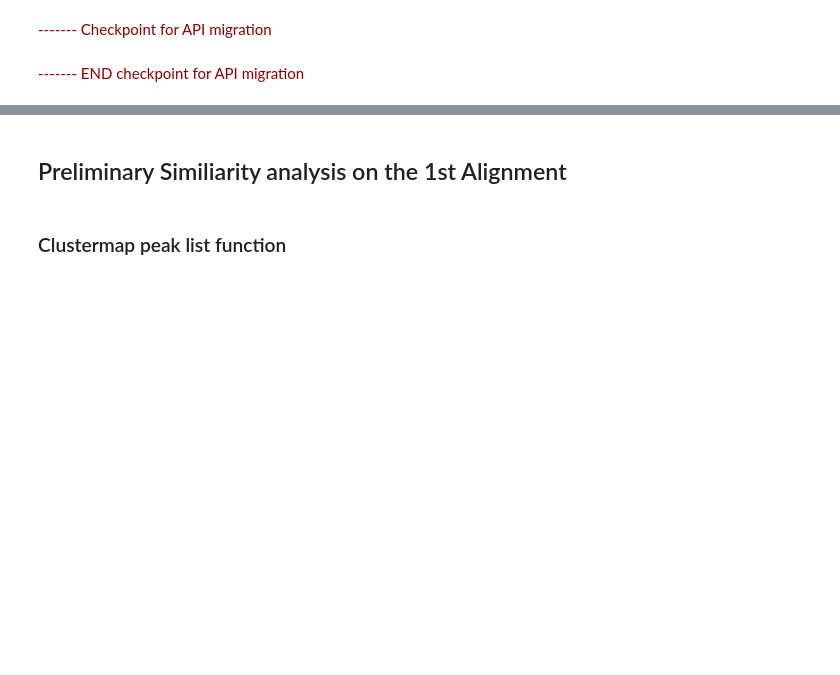
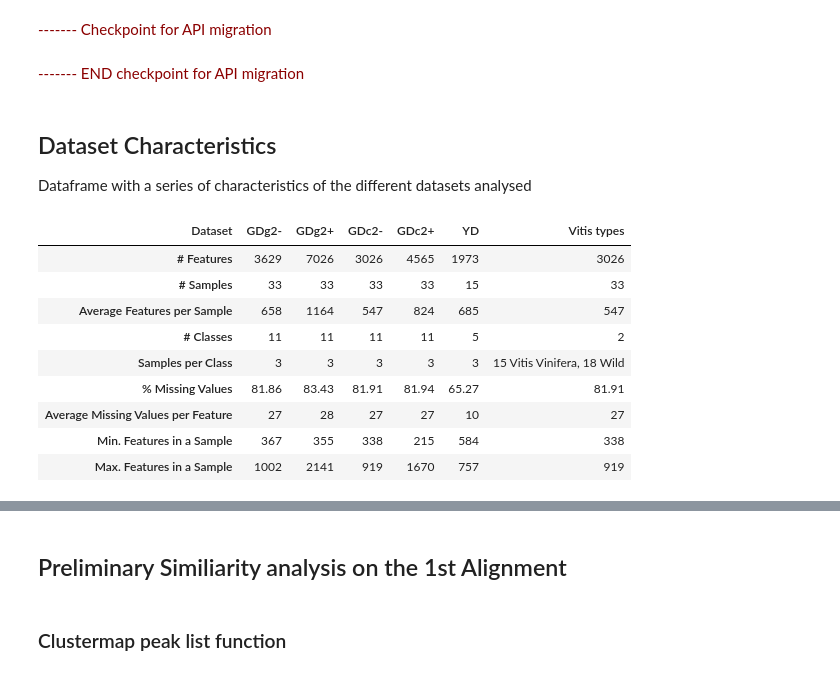
Before and after one commit to aeferreira/binsim_paper, a Jupyter notebook: paper_binsim.ipynb, the cells around one changed output, grey strips where cells are left out. Drawn from its saved outputs; the diff is of its cells as text; code cells hidden in the pictures; blank space fills up the shorter version.

Commit message:
Add data characteristics table and data portion depiction.

```diff
--- a/paper_binsim.ipynb
+++ b/paper_binsim.ipynb
@@ -577,3 +577,62 @@ assert_frame_equal(roundrobin, datasets['GD_neg_class2']['NGP'].transpose())
 #roundrobin.transpose()
 # %% [markdown]
 <span style="color:darkred;">------- END checkpoint for API migration</span>
+# %% [markdown]
+## Dataset Characteristics
+
+Dataframe with a series of characteristics of the different datasets analysed
+# %%
+data_characteristics = pd.DataFrame(index=['# Features', '# Samples','Average Features per Sample','# Classes',
+                                           'Samples per Class', '% Missing Values','Average Missing Values per Feature',
+                                           'Min. Features in a Sample','Max. Features in a Sample'],
+                                   columns=['GDg2-', 'GDg2+', 'GDc2-', 'GDc2+', 'YD', 'Vitis types'])
+# %%
+for _, ds in datasets.items():
+
+    name = ds['name'] # Name of the dataset
+
+    data_characteristics.loc['# Features', name] = len(ds['data'].columns)
+    data_characteristics.loc['# Samples', name] = len(ds['target'])
+
+    Feat_Sample = ds['data'].count(axis=1) # Nº Features in each sample
+    Min_Feat_Sample = Feat_Sample.min()
+    Max_Feat_Sample = Feat_Sample.max()
+    Average_Feat_Sample = Feat_Sample.mean()
+
+    data_characteristics.loc['Average Features per Sample', name] = int(round(Average_Feat_Sample,0)) # Round
+
+    data_characteristics.loc['# Classes', name] = len(ds['classes'])
+
+    Samp_Class = len(ds['target'])/len(ds['classes'])
+    if Samp_Class == 16.5:
+        Samp_Class = '15 Vitis Vinifera, 18 Wild'
+        #Samp_Class = '15 $\it{Vitis}$ $\it{Vinifera}$, 18 Wild'
+    else:
+        Samp_Class = int(Samp_Class)
+    data_characteristics.loc['Samples per Class', name] = Samp_Class
+
+    All_Feat_Counts = Feat_Sample.sum() # Nº of present features in all samples
+    All_Possible_Feats = ds['data'].shape[0] * ds['data'].shape[1] # Nº of present features if there weren't missing values
+    data_characteristics.loc['% Missing Values', name] = round(100 - (All_Feat_Counts/All_Possible_Feats)*100, 2) # Round
+
+    NaN_Val_Feat = ds['data'].shape[0] - ds['data'].count(axis=0) # Nº of Missing Values per feature
+    Average_NaN_Val_Feat = NaN_Val_Feat.mean()
+
+    data_characteristics.loc['Average Missing Values per Feature', name] = int(round(Average_NaN_Val_Feat,0)) # Round
+
+    data_characteristics.loc['Min. Features in a Sample', name] = Min_Feat_Sample
+    data_characteristics.loc['Max. Features in a Sample', name] = Max_Feat_Sample
+# %%
+data_characteristics.columns.name = 'Dataset'
+data_characteristics
+# %% [output]
+| Dataset | GDg2- | GDg2+ | GDc2- | GDc2+ | YD | Vitis types |
+| # Features | 3629 | 7026 | 3026 | 4565 | 1973 | 3026 |
+| # Samples | 33 | 33 | 33 | 33 | 15 | 33 |
+| Average Features per Sample | 658 | 1164 | 547 | 824 | 685 | 547 |
+| # Classes | 11 | 11 | 11 | 11 | 5 | 2 |
+| Samples per Class | 3 | 3 | 3 | 3 | 3 | 15 Vitis Vinifera, 18 Wild |
+| % Missing Values | 81.86 | 83.43 | 81.91 | 81.94 | 65.27 | 81.91 |
+| Average Missing Values per Feature | 27 | 28 | 27 | 27 | 10 | 27 |
+| Min. Features in a Sample | 367 | 355 | 338 | 215 | 584 | 338 |
+| Max. Features in a Sample | 1002 | 2141 | 919 | 1670 | 757 | 919 |
```
Also changed, not shown: parts of 5 cells of this notebook.
